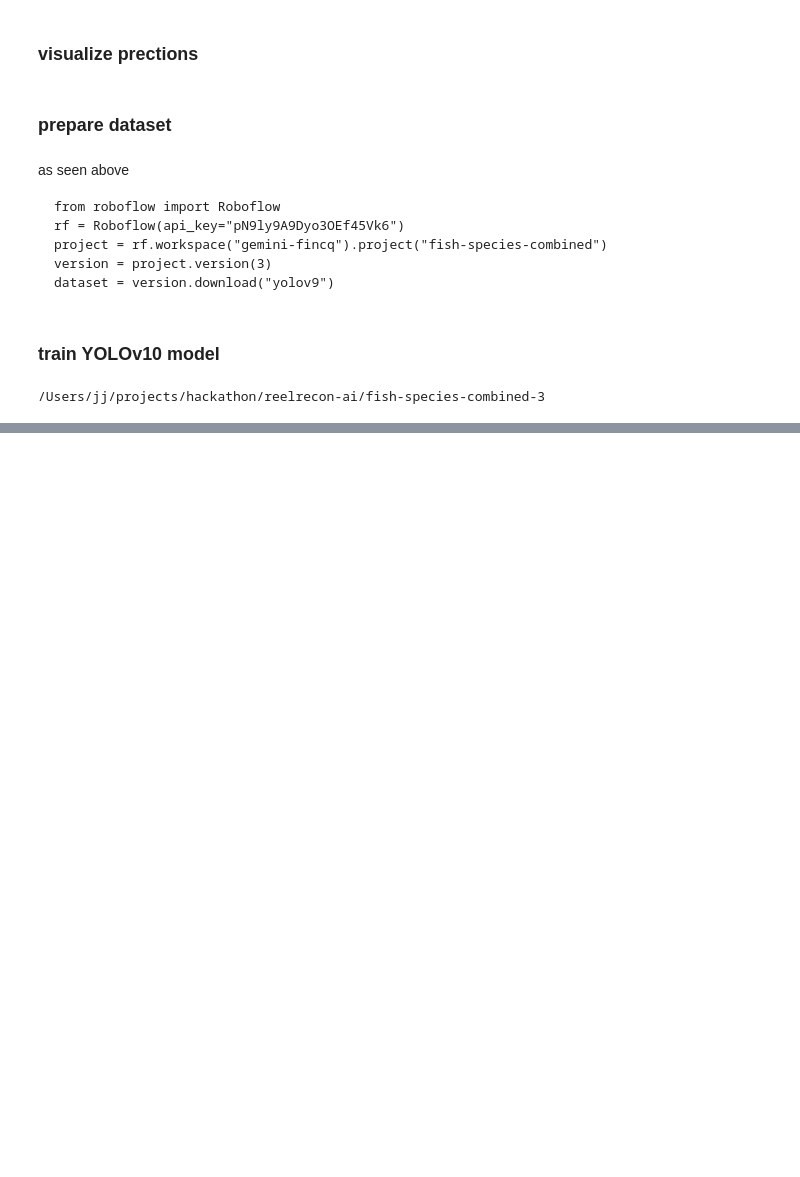
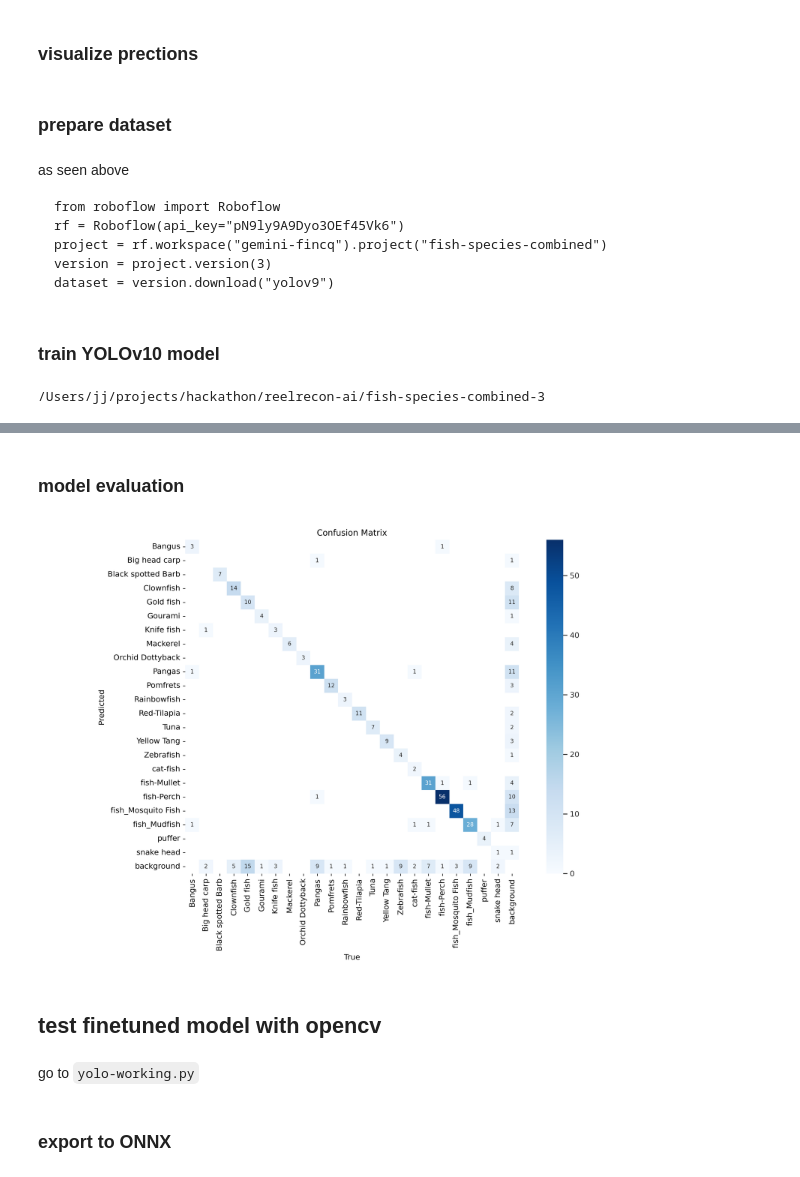
Before and after one commit to josegonz115/reelrecon-ai, a Jupyter notebook: yolo.ipynb, the cells around one changed output, grey strips where cells are left out. Cells and saved outputs as stored; diff of their text form; code cells hidden in the pictures; blank space fills up the shorter version.

```diff
--- a/yolo.ipynb
+++ b/yolo.ipynb
@@ -136,0 +119,13 @@ Starting training for 25 epochs...
+# %% [markdown]
+### model evaluation
+# %%
+from IPython.display import Image
+Image(filename=f'{HOME}/runs-n/detect/train/confusion_matrix.png', width=600)
+# %% [output]
+[figure, added]
+# %% [markdown]
+## test finetuned model with opencv
+# %% [markdown]
+go to `yolo-working.py`
+# %% [markdown]
+### export to ONNX
```
Also changed, not shown: parts of 5 cells of this notebook, 31 other files.
